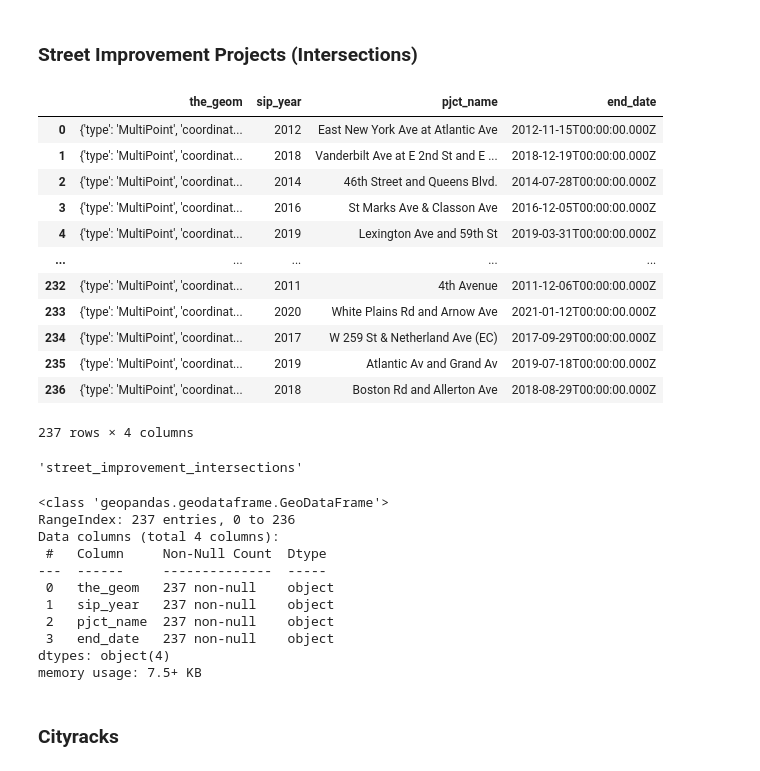
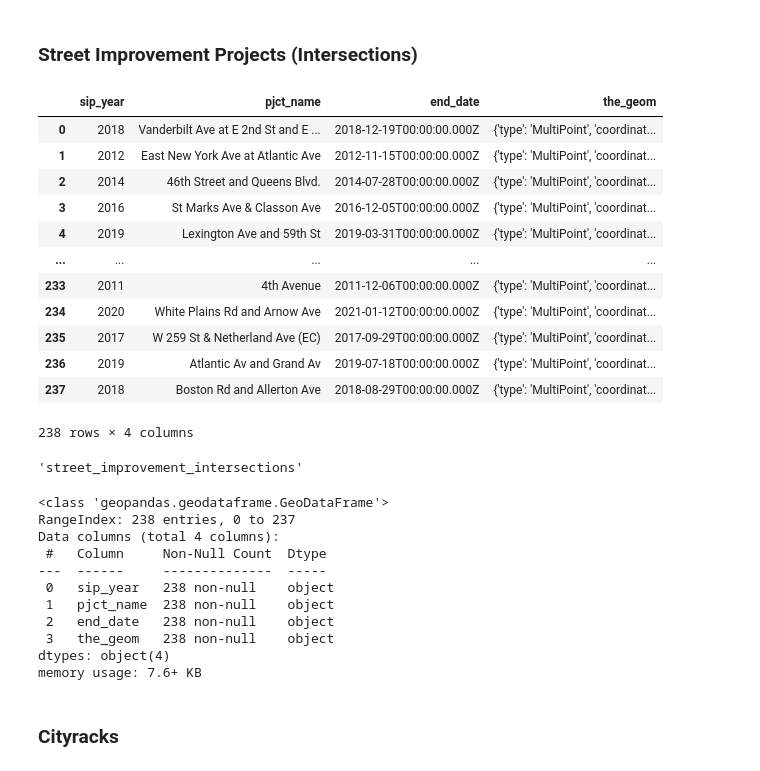
Before and after one commit to justinm0rgan/nyc-bike, a Jupyter notebook: data_gathering.ipynb, the cells around one changed output. Saved outputs shown, nothing was run; the diff lists cells and outputs as text; code cells hidden in the pictures.

Commit message:
updated data gathering notebook with relevant COVID data, pickled relevant dataframes, ready for merging and eda

```diff
--- a/data_gathering.ipynb
+++ b/data_gathering.ipynb
@@ -484,32 +496,32 @@ st_imp_corridors_gdf.name
 # %%
 # set client request for Socrata API
 client = Socrata("data.cityofnewyork.us",app_token)
 
 # make request using API endpoint
-results = client.get("5r5m-chix")
+results = client.get("egh6-q2b9")
 
 # create GeoDataFrame out of request
 st_imp_intersect_gdf = gpd.GeoDataFrame(results)
 
 # name gdf
 st_imp_intersect_gdf.name = 'street_improvement_intersections'
 
 #preview
 st_imp_intersect_gdf
 # %% [output]
-|  | the_geom | sip_year | pjct_name | end_date |
-| 0 | {'type': 'MultiPoint', 'coordinat... | 2012 | East New York Ave at Atlantic Ave | 2012-11-15T00:00:00.000Z |
-| 1 | {'type': 'MultiPoint', 'coordinat... | 2018 | Vanderbilt Ave at E 2nd St and E ... | 2018-12-19T00:00:00.000Z |
-| 2 | {'type': 'MultiPoint', 'coordinat... | 2014 | 46th Street and Queens Blvd. | 2014-07-28T00:00:00.000Z |
-| 3 | {'type': 'MultiPoint', 'coordinat... | 2016 | St Marks Ave & Classon Ave | 2016-12-05T00:00:00.000Z |
-| 4 | {'type': 'MultiPoint', 'coordinat... | 2019 | Lexington Ave and 59th St | 2019-03-31T00:00:00.000Z |
+|  | sip_year | pjct_name | end_date | the_geom |
+| 0 | 2018 | Vanderbilt Ave at E 2nd St and E ... | 2018-12-19T00:00:00.000Z | {'type': 'MultiPoint', 'coordinat... |
+| 1 | 2012 | East New York Ave at Atlantic Ave | 2012-11-15T00:00:00.000Z | {'type': 'MultiPoint', 'coordinat... |
+| 2 | 2014 | 46th Street and Queens Blvd. | 2014-07-28T00:00:00.000Z | {'type': 'MultiPoint', 'coordinat... |
+| 3 | 2016 | St Marks Ave & Classon Ave | 2016-12-05T00:00:00.000Z | {'type': 'MultiPoint', 'coordinat... |
+| 4 | 2019 | Lexington Ave and 59th St | 2019-03-31T00:00:00.000Z | {'type': 'MultiPoint', 'coordinat... |
 | ... | ... | ... | ... | ... |
-| 232 | {'type': 'MultiPoint', 'coordinat... | 2011 | 4th Avenue | 2011-12-06T00:00:00.000Z |
-| 233 | {'type': 'MultiPoint', 'coordinat... | 2020 | White Plains Rd and Arnow Ave | 2021-01-12T00:00:00.000Z |
-| 234 | {'type': 'MultiPoint', 'coordinat... | 2017 | W 259 St & Netherland Ave (EC) | 2017-09-29T00:00:00.000Z |
-| 235 | {'type': 'MultiPoint', 'coordinat... | 2019 | Atlantic Av and Grand Av | 2019-07-18T00:00:00.000Z |
-| 236 | {'type': 'MultiPoint', 'coordinat... | 2018 | Boston Rd and Allerton Ave | 2018-08-29T00:00:00.000Z |
+| 233 | 2011 | 4th Avenue | 2011-12-06T00:00:00.000Z | {'type': 'MultiPoint', 'coordinat... |
+| 234 | 2020 | White Plains Rd and Arnow Ave | 2021-01-12T00:00:00.000Z | {'type': 'MultiPoint', 'coordinat... |
+| 235 | 2017 | W 259 St & Netherland Ave (EC) | 2017-09-29T00:00:00.000Z | {'type': 'MultiPoint', 'coordinat... |
+| 236 | 2019 | Atlantic Av and Grand Av | 2019-07-18T00:00:00.000Z | {'type': 'MultiPoint', 'coordinat... |
+| 237 | 2018 | Boston Rd and Allerton Ave | 2018-08-29T00:00:00.000Z | {'type': 'MultiPoint', 'coordinat... |
-237 rows × 4 columns
+238 rows × 4 columns
 # %%
 st_imp_intersect_gdf.name
 # %% [output]
@@ -518,16 +530,16 @@ st_imp_intersect_gdf.name
 st_imp_intersect_gdf.info()
 # %% [output]
 <class 'geopandas.geodataframe.GeoDataFrame'>
-RangeIndex: 237 entries, 0 to 236
+RangeIndex: 238 entries, 0 to 237
 Data columns (total 4 columns):
  #   Column     Non-Null Count  Dtype
 ---  ------     --------------  -----
- 0   the_geom   237 non-null    object
- 1   sip_year   237 non-null    object
- 2   pjct_name  237 non-null    object
- 3   end_date   237 non-null    object
+ 0   sip_year   238 non-null    object
+ 1   pjct_name  238 non-null    object
+ 2   end_date   238 non-null    object
+ 3   the_geom   238 non-null    object
 dtypes: object(4)
-memory usage: 7.5+ KB
+memory usage: 7.6+ KB
 # %% [markdown]
 ### Cityracks
 # %%
```
Also changed, not shown: parts of 49 cells of this notebook.
